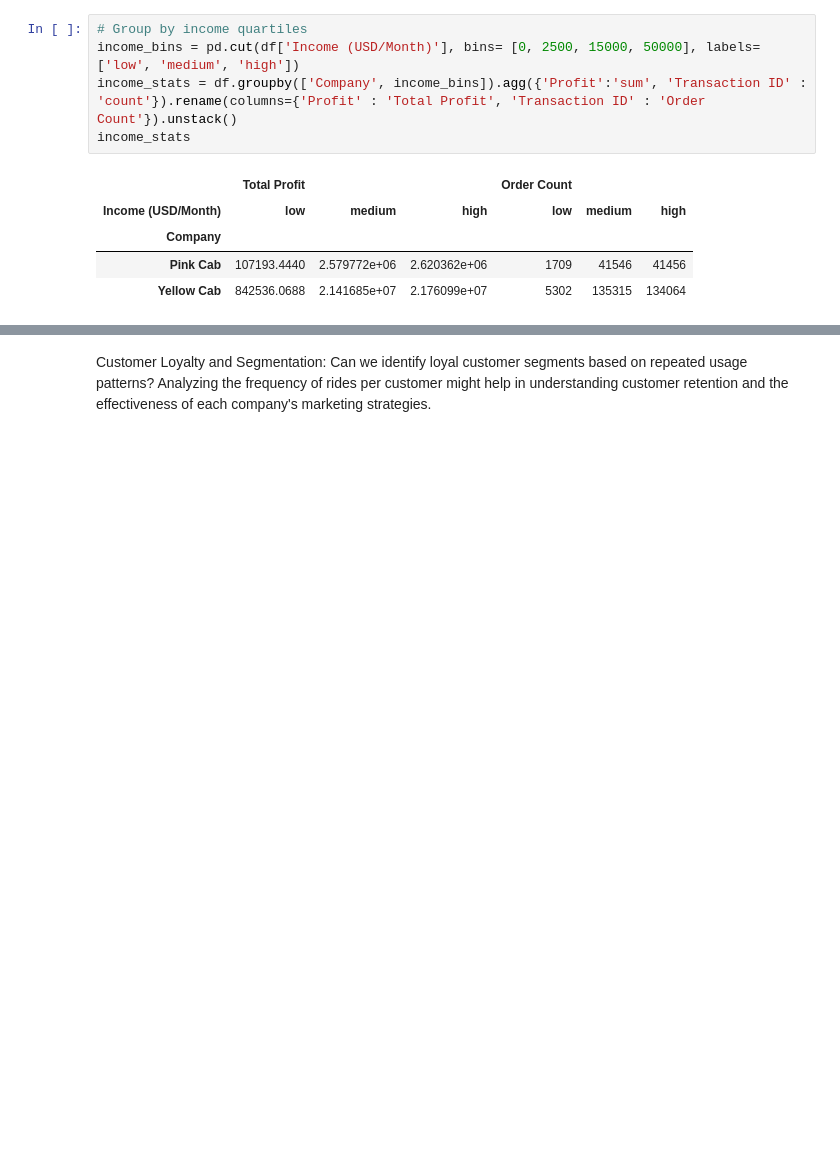
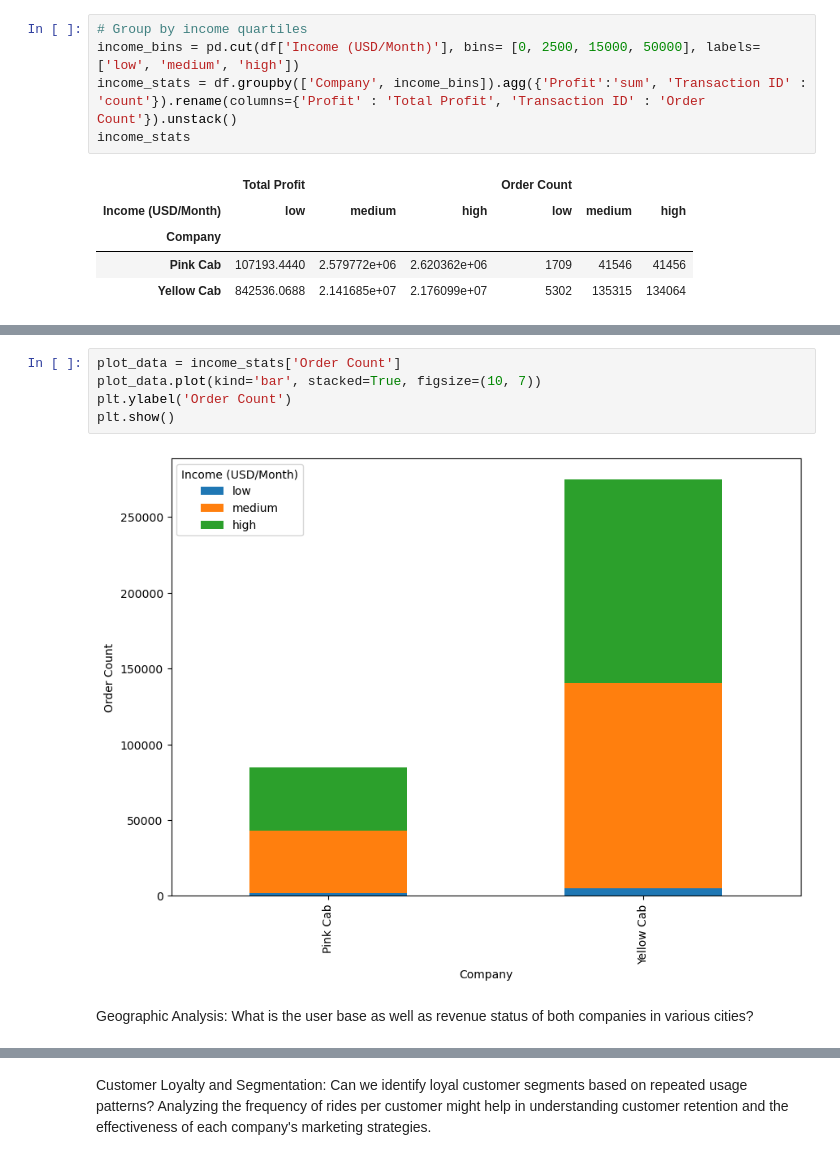
Before and after one commit to YunkeW/ML-Projects, a Jupyter notebook: G2M insight for Cab Investment firm/EDA.ipynb, the cells around one changed output, grey strips where cells are left out. Drawn from its saved outputs; the diff is of its cells as text; blank space fills up the shorter version.

```diff
--- a/G2M insight for Cab Investment firm/EDA.ipynb
+++ b/G2M insight for Cab Investment firm/EDA.ipynb
@@ -177,0 +186,9 @@ plt.show()
+# %%
+plot_data = income_stats['Order Count']
+plot_data.plot(kind='bar', stacked=True, figsize=(10, 7))
+plt.ylabel('Order Count')
+plt.show()
+# %% [output]
+[figure, added]
+# %% [markdown]
+Geographic Analysis: What is the user base as well as revenue status of both companies in various cities?
```
Also changed, not shown: parts of 7 cells of this notebook.
